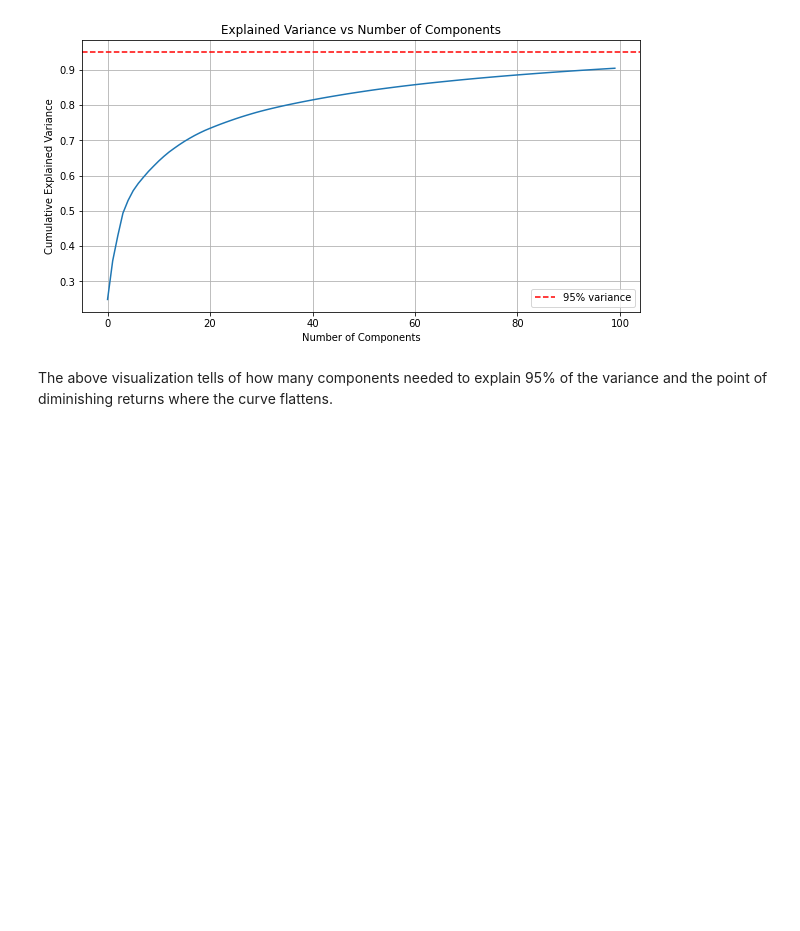
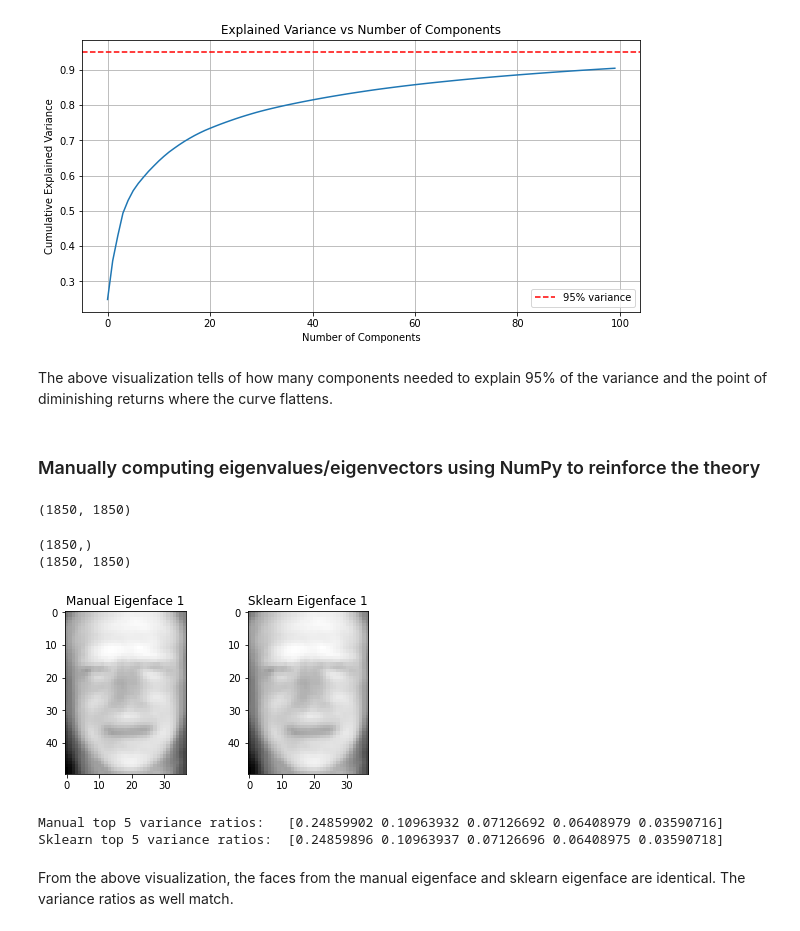
Before and after one commit to billysambasi/eigenfaces_with_pca, a Jupyter notebook: index.ipynb, the cells around one changed output. Cells and saved outputs as stored; diff of their text form; code cells hidden in the pictures; blank space fills up the shorter version.

Commit message:
Manually computed eigenvalues/eigenvectors using NumPy to compare with sklearn results

```diff
--- a/index.ipynb
+++ b/index.ipynb
@@ -145,3 +145,50 @@ plt.show();
 [figure]
 # %% [markdown]
 The above visualization tells of how many components needed to explain 95% of the variance and the point of diminishing returns where the curve flattens.
+# %% [markdown]
+### Manually computing eigenvalues/eigenvectors using NumPy to reinforce the theory
+# %%
+# Computing covariance matrix
+
+cov_matrix = np.cov(X_centered, rowvar=False)
+print(cov_matrix.shape)
+# %% [output]
+(1850, 1850)
+# %%
+# Computing eigenvalues and eigenvectors
+eigenvalues, eigenvectors = np.linalg.eig(cov_matrix)
+# %%
+# Sorting by descending eigenvalue
+sorted_idx = np.argsort(eigenvalues)[::-1]
+eigenvalues = eigenvalues[sorted_idx]
+eigenvectors = eigenvectors[:, sorted_idx]
+
+print(eigenvalues.shape)
+print(eigenvectors.shape)
+# %% [output]
+(1850,)
+(1850, 1850)
+# %%
+# Verifying manual results match sklearn's PCA
+
+# Take top 100 eigenvectors and compare with sklearn's components
+manual_components = eigenvectors[:, :100].T  # (100, 1850)
+
+# Compare first eigenface - they should look the same (may be flipped)
+fig, axes = plt.subplots(1, 2, figsize=(6, 3))
+axes[0].imshow(np.abs(manual_components[0].reshape(50, 37)), cmap='gray')
+axes[0].set_title('Manual Eigenface 1')
+axes[1].imshow(np.abs(eigenfaces[0].reshape(50, 37)), cmap='gray')
+axes[1].set_title('Sklearn Eigenface 1')
+plt.show();
+
+# Compare eigenvalues
+manual_variance_ratio = eigenvalues[:100] / eigenvalues.sum()
+print('Manual top 5 variance ratios:  ', manual_variance_ratio[:5].real)
+print('Sklearn top 5 variance ratios: ', pca_full.explained_variance_ratio_[:5])
+# %% [output]
+[figure, added]
+Manual top 5 variance ratios:   [0.24859902 0.10963932 0.07126692 0.06408979 0.03590716]
+Sklearn top 5 variance ratios:  [0.24859896 0.10963937 0.07126696 0.06408975 0.03590718]
+# %% [markdown]
+From the above visualization, the faces from the manual eigenface and sklearn eigenface are identical. The variance ratios as well match.
```
